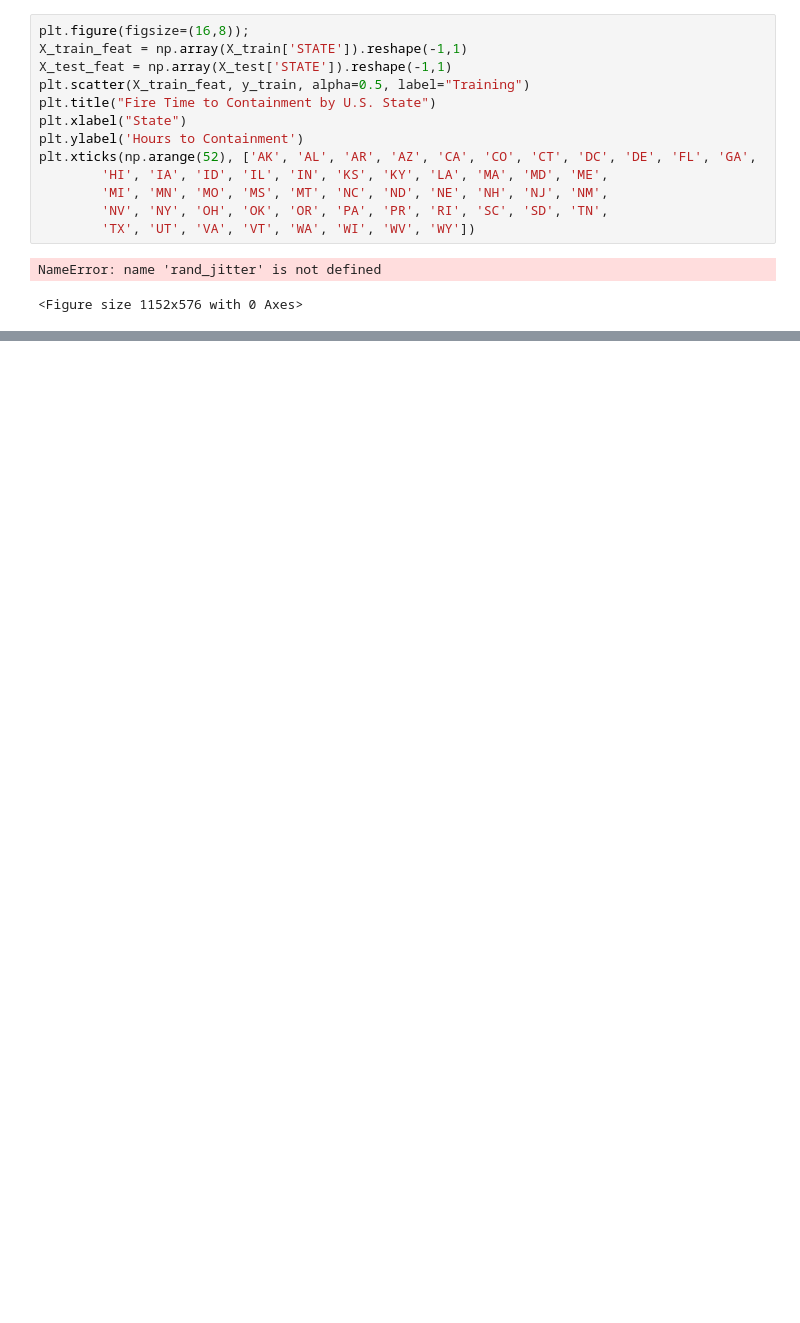
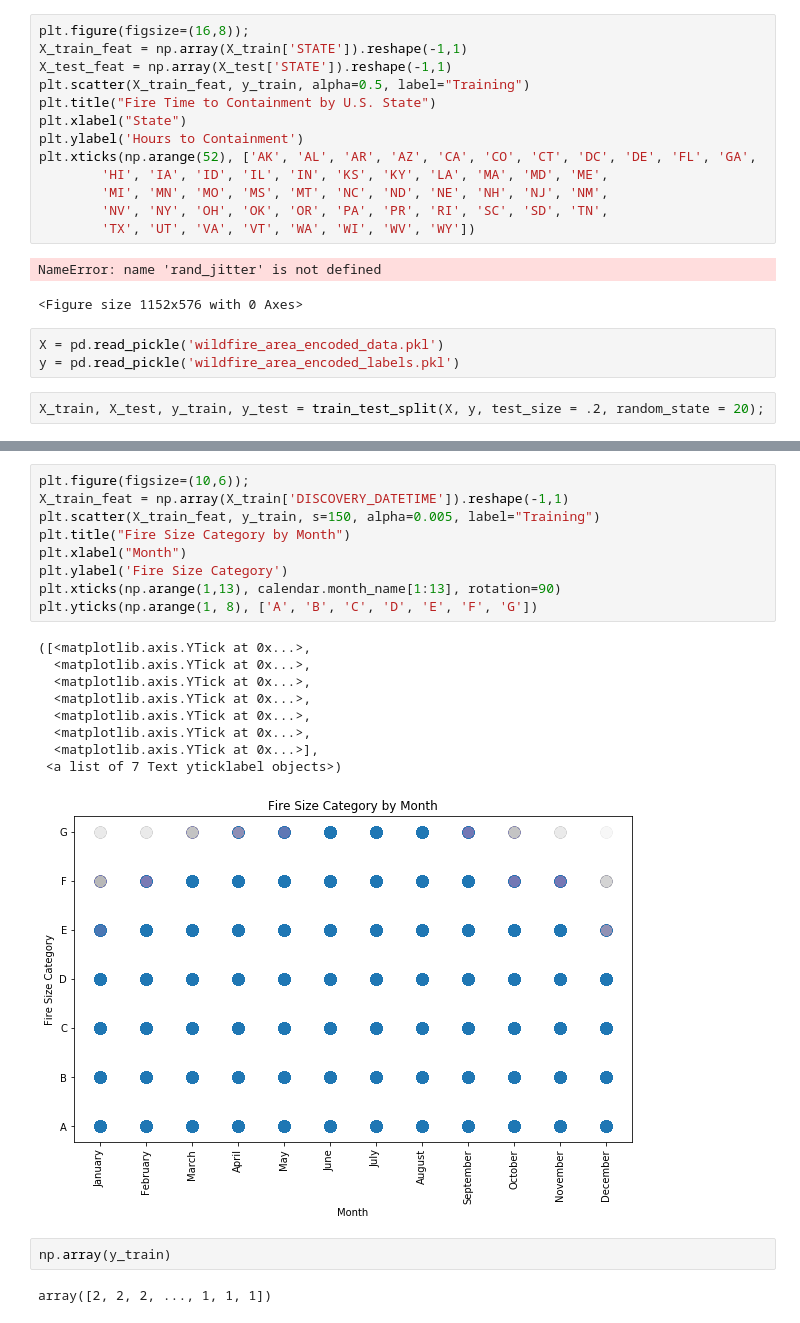
Before and after one commit to li-mc/wildfire_data, a Jupyter notebook: analysis_using_starting_features.ipynb, the cells around one changed output, grey strips where cells are left out. Saved outputs shown, nothing was run; the diff lists cells and outputs as text; blank space fills up the shorter version.

```diff
--- a/analysis_using_starting_features.ipynb
+++ b/analysis_using_starting_features.ipynb
@@ -75,3 +75,8 @@ plt.xticks(np.arange(52), ['AK', 'AL', 'AR', 'AZ', 'CA', 'CO', 'CT', 'DC', 'DE',
 # %% [output]
 NameError: name 'rand_jitter' is not defined
 <Figure size 1152x576 with 0 Axes>
+# %%
+X = pd.read_pickle('wildfire_area_encoded_data.pkl')
+y = pd.read_pickle('wildfire_area_encoded_labels.pkl')
+# %%
+X_train, X_test, y_train, y_test = train_test_split(X, y, test_size = .2, random_state = 20);
@@ -77,0 +92,23 @@ NameError: name 'rand_jitter' is not defined
+# %%
+plt.figure(figsize=(10,6));
+X_train_feat = np.array(X_train['DISCOVERY_DATETIME']).reshape(-1,1)
+plt.scatter(X_train_feat, y_train, s=150, alpha=0.005, label="Training")
+plt.title("Fire Size Category by Month")
+plt.xlabel("Month")
+plt.ylabel('Fire Size Category')
+plt.xticks(np.arange(1,13), calendar.month_name[1:13], rotation=90)
+plt.yticks(np.arange(1, 8), ['A', 'B', 'C', 'D', 'E', 'F', 'G'])
+# %% [output]
+([<matplotlib.axis.YTick at 0x...>,
+  <matplotlib.axis.YTick at 0x...>,
+  <matplotlib.axis.YTick at 0x...>,
+  <matplotlib.axis.YTick at 0x...>,
+  <matplotlib.axis.YTick at 0x...>,
+  <matplotlib.axis.YTick at 0x...>,
+  <matplotlib.axis.YTick at 0x...>],
+ <a list of 7 Text yticklabel objects>)
+[figure, added]
+# %%
+np.array(y_train)
+# %% [output]
+array([2, 2, 2, ..., 1, 1, 1])
```
Also changed, not shown: parts of 13 cells of this notebook, 8 other files.
